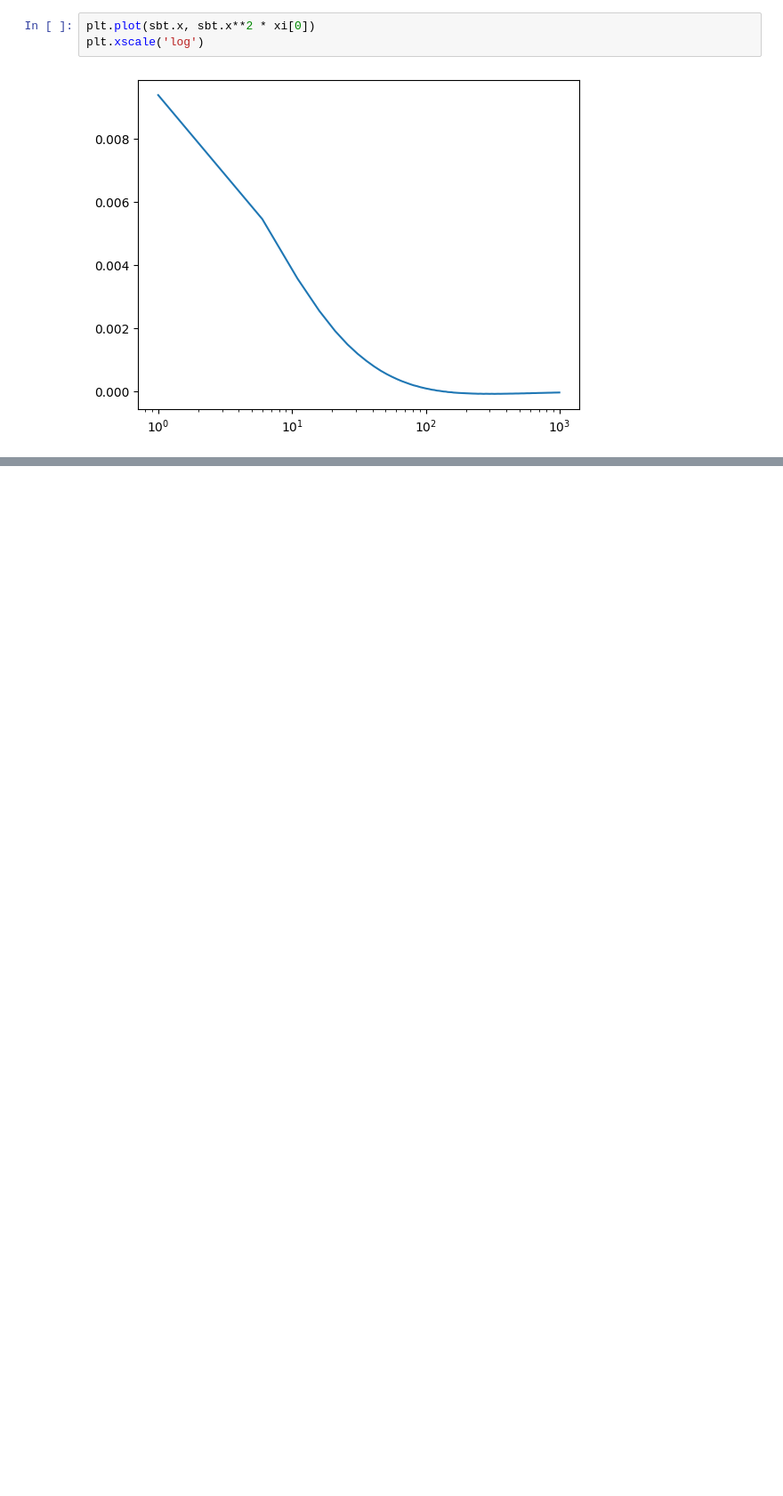
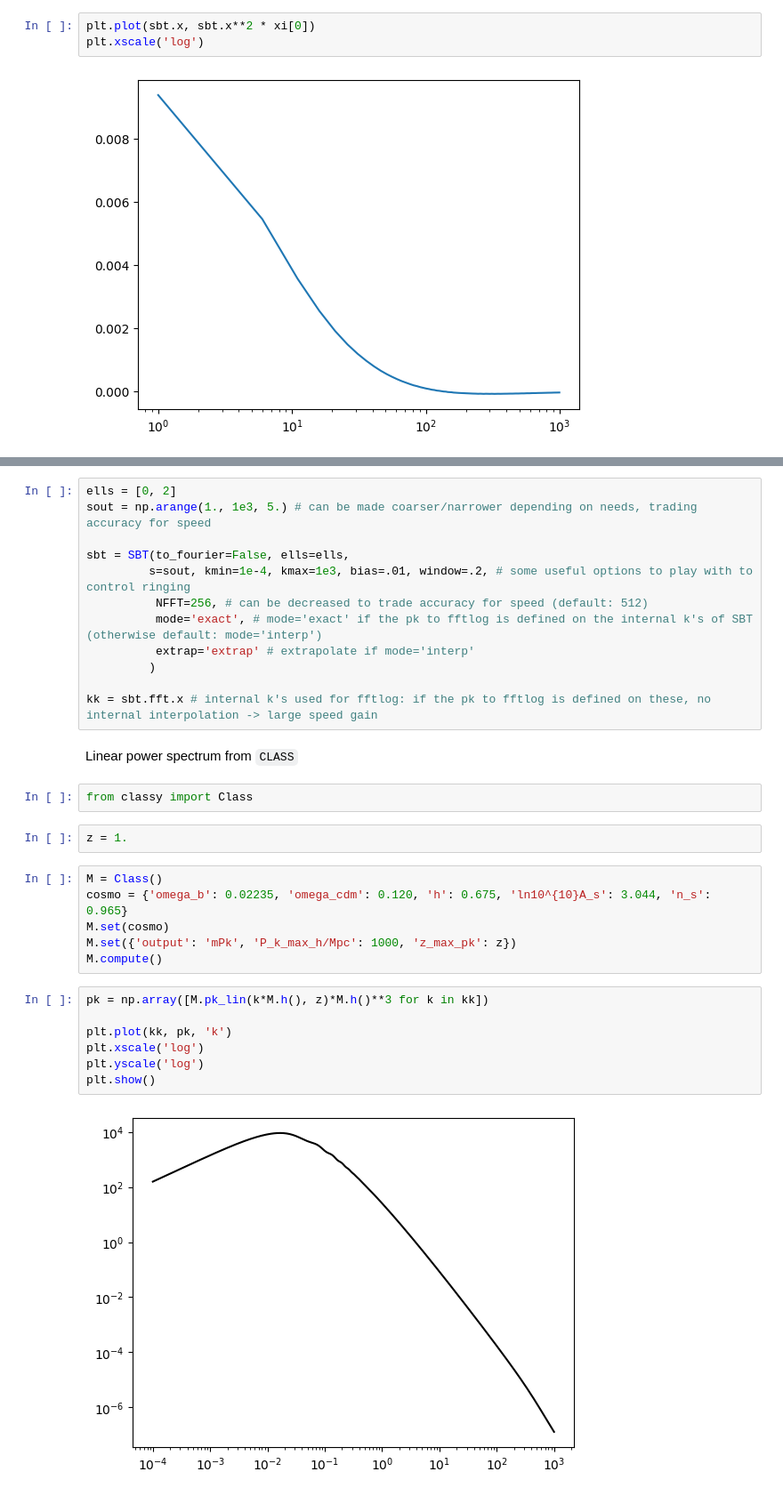
Before and after one commit to pierrexyz/fftlog, a Jupyter notebook: notebooks/sbt.ipynb, the cells around one changed output, grey strips where cells are left out. Shown at 89% size. Drawn from its saved outputs; the diff is of its cells as text; blank space fills up the shorter version.

```diff
--- a/notebooks/sbt.ipynb
+++ b/notebooks/sbt.ipynb
@@ -30,0 +34,33 @@ plt.xscale('log')
+# %%
+ells = [0, 2]
+sout = np.arange(1., 1e3, 5.) # can be made coarser/narrower depending on needs, trading accuracy for speed
+
+sbt = SBT(to_fourier=False, ells=ells,
+         s=sout, kmin=1e-4, kmax=1e3, bias=.01, window=.2, # some useful options to play with to control ringing
+          NFFT=256, # can be decreased to trade accuracy for speed (default: 512)
+          mode='exact', # mode='exact' if the pk to fftlog is defined on the internal k's of SBT (otherwise default: mode='interp')
+          extrap='extrap' # extrapolate if mode='interp'
+         )
+
+kk = sbt.fft.x # internal k's used for fftlog: if the pk to fftlog is defined on these, no internal interpolation -> large speed gain
+# %% [markdown]
+Linear power spectrum from `CLASS`
+# %%
+from classy import Class
+# %%
+z = 1.
+# %%
+M = Class()
+cosmo = {'omega_b': 0.02235, 'omega_cdm': 0.120, 'h': 0.675, 'ln10^{10}A_s': 3.044, 'n_s': 0.965}
+M.set(cosmo)
+M.set({'output': 'mPk', 'P_k_max_h/Mpc': 1000, 'z_max_pk': z})
+M.compute()
+# %%
+pk = np.array([M.pk_lin(k*M.h(), z)*M.h()**3 for k in kk])
+
+plt.plot(kk, pk, 'k')
+plt.xscale('log')
+plt.yscale('log')
+plt.show()
+# %% [output]
+[figure, added]
```
Also changed, not shown: parts of 17 cells of this notebook, 5 other files.
